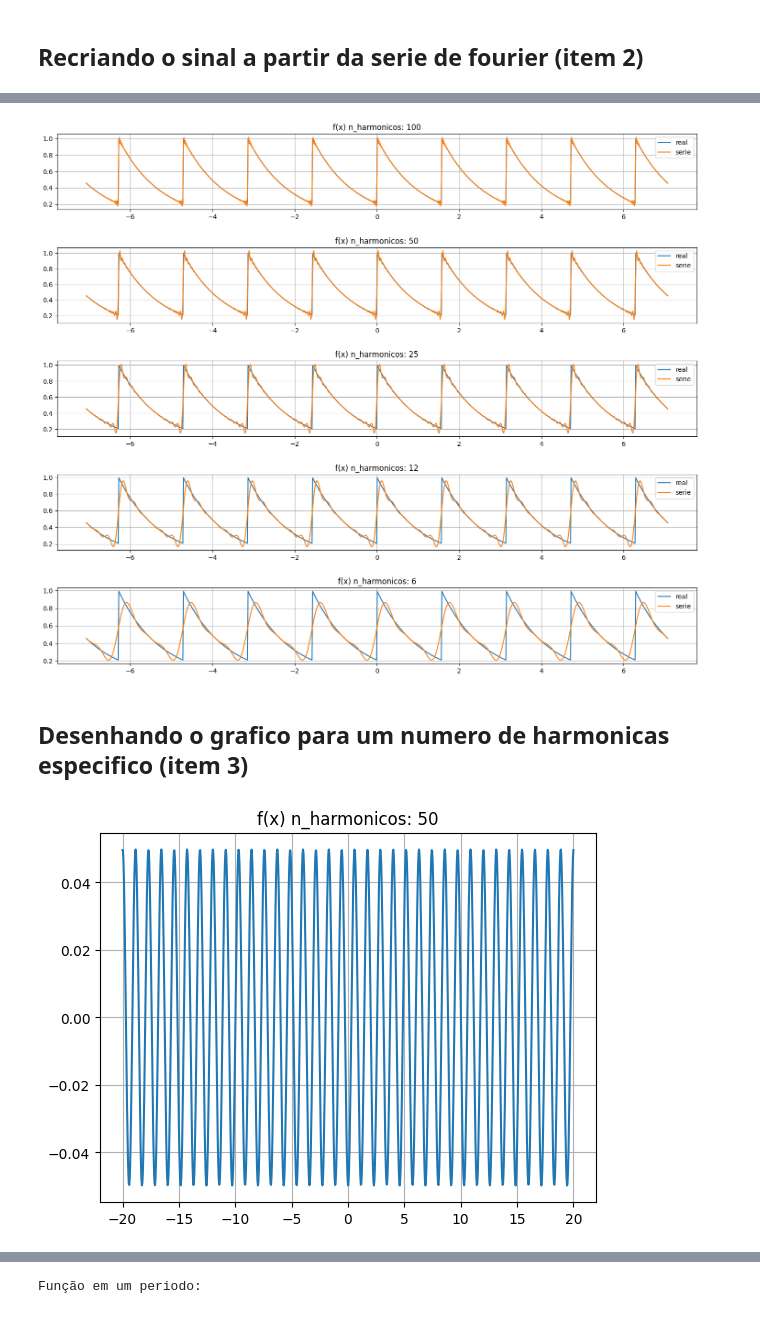
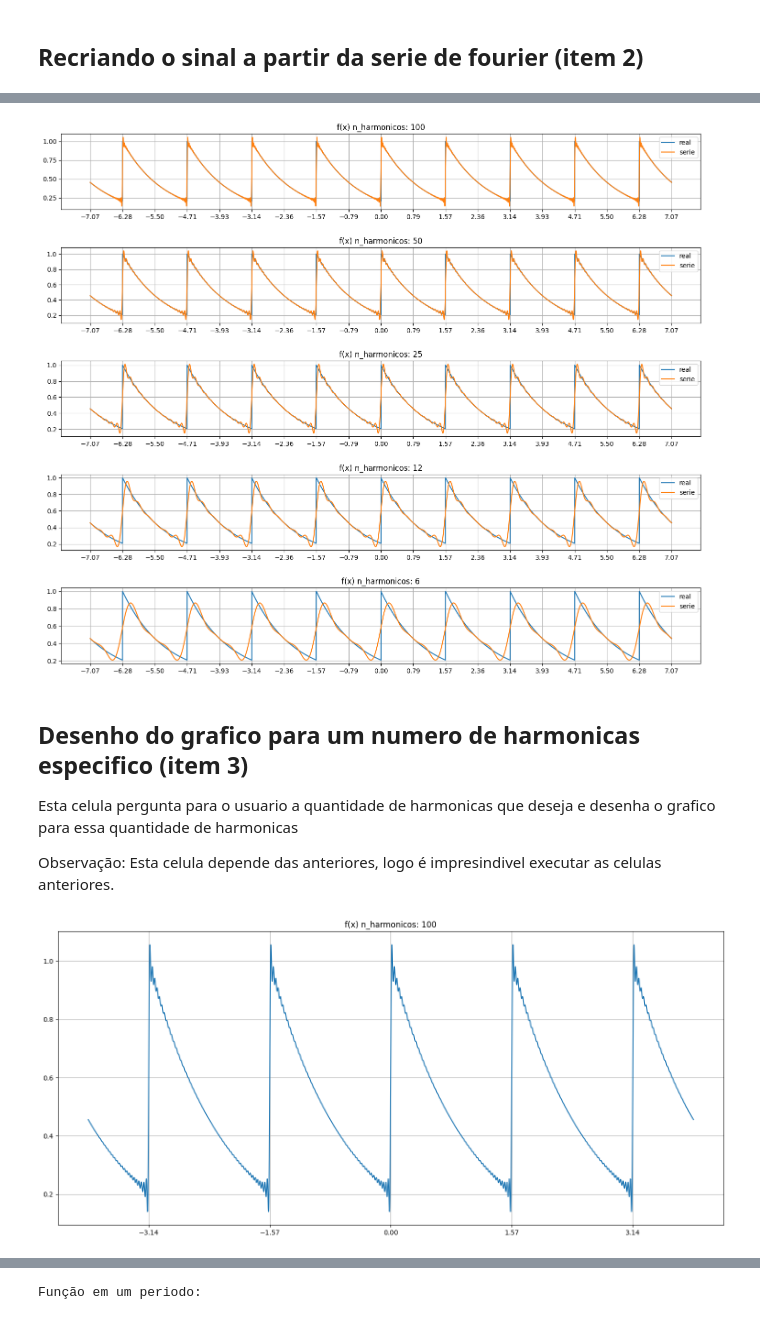
Before and after one commit to JoaoMario109/sinais-e-sistemas, a Jupyter notebook: T2/fourier.ipynb, the cells around one changed output, grey strips where cells are left out. Drawn from its saved outputs; the diff is of its cells as text; code cells hidden in the pictures.

Commit message:
fix plots and text

```diff
--- a/T2/fourier.ipynb
+++ b/T2/fourier.ipynb
@@ -189,7 +219,7 @@ def f_t_new(ks, t):
 t_len = 9
 
 # Criando um vetor de t
-t = np.linspace(-(t_len / 2) * float(t_0), (t_len / 2) * float(t_0), 1000)
+t = np.linspace(-(t_len / 2) * float(t_0), (t_len / 2) * float(t_0), 10000)
 
 # Cria a figura e o plot e ativa o grid
 fig, axs = plt.subplots(5, 1, figsize = (18, 15))
@@ -205,14 +235,14 @@ for i, ax in enumerate(axs):
 
     # Criando um vetor de harmonicas
     ks = np.arange(-int(ks_len / 2), int(ks_len / 2), 1)
-    if (not (ks_len % 2 == 0)):
-        ks_batata = ks
+
     # Configurando o grafico
     ax.set_title(f'f(x) n_harmonicos: {ks_len}')
+    ax.set_xticks(np.arange(-(t_len * float(t_0)), (t_len * float(t_0)), float(t_0) / 2))
     ax.grid()
 
     # Desenha o grafico da onda real
-    ax.plot(t, np.abs(f(t)), label='real')
+    ax.plot(t, f(t), label='real')
 
     # Cria o grafico da onda estimada pela serie
     ax.plot(t, f_t_new(ks, t), label='serie')
@@ -222,28 +252,33 @@ for i, ax in enumerate(axs):
 # Show the plot
 plt.show()
 # %% [output]
-[figure, old version]
+[figure, new version]
-# %% [markdown]
-## Desenhando o grafico para um numero de harmonicas especifico (item 3)
+# %% [markdown]
+## Desenho do grafico para um numero de harmonicas especifico (item 3)
+
+Esta celula pergunta para o usuario a quantidade de harmonicas que deseja e desenha o grafico para essa quantidade de harmonicas
+
+Observação: Esta celula depende das anteriores, logo é impresindivel executar as celulas anteriores.
 # %%
 # Numero de periodos
 t_len = 5
 
 # Criando um vetor de t
-t = np.linspace(-(t_len / 2) * float(t_0), (t_len / 2) * float(t_0), 1000)
+t = np.linspace(-(t_len / 2) * float(t_0), (t_len / 2) * float(t_0), 10000)
 
-fig = plt.figure()
+fig = plt.figure(figsize = (18, 8))
 ax = fig.subplots()
 # Numero de harmonicas
-#ks_len = int(input('Numero de harmonicas'))
+ks_len = int(input('Numero de harmonicas'))
 
 # Criando um vetor de harmonicas
-#ks = np.arange(-ks_len / 2, ks_len / 2, 1)
-ks = np.array([7])
+ks = np.arange(-int(ks_len / 2), int(ks_len / 2), 1)
+
 ax.set_title(f'f(x) n_harmonicos: {ks_len}')
+ax.set_xticks(np.arange(-(t_len * float(t_0)), (t_len * float(t_0)), float(t_0)))
 
 # Cria o grafico da onda estimada pela serie
 ax.plot(t, f_t_new(ks, t), label='serie')
 ax.grid()
 # %% [output]
-[figure, old version]
+[figure, new version]
```
Also changed, not shown: parts of 32 cells of this notebook, 2 other files.
